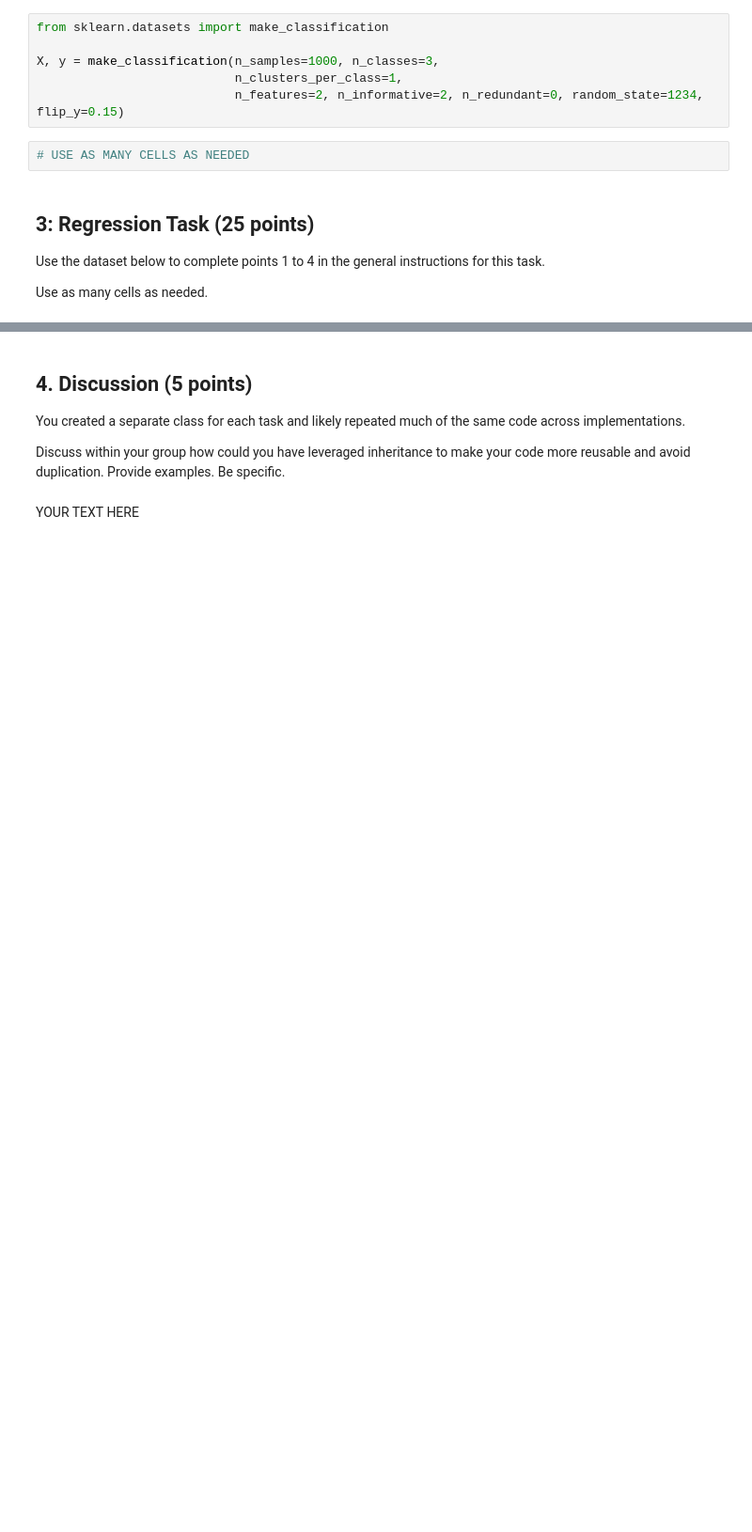
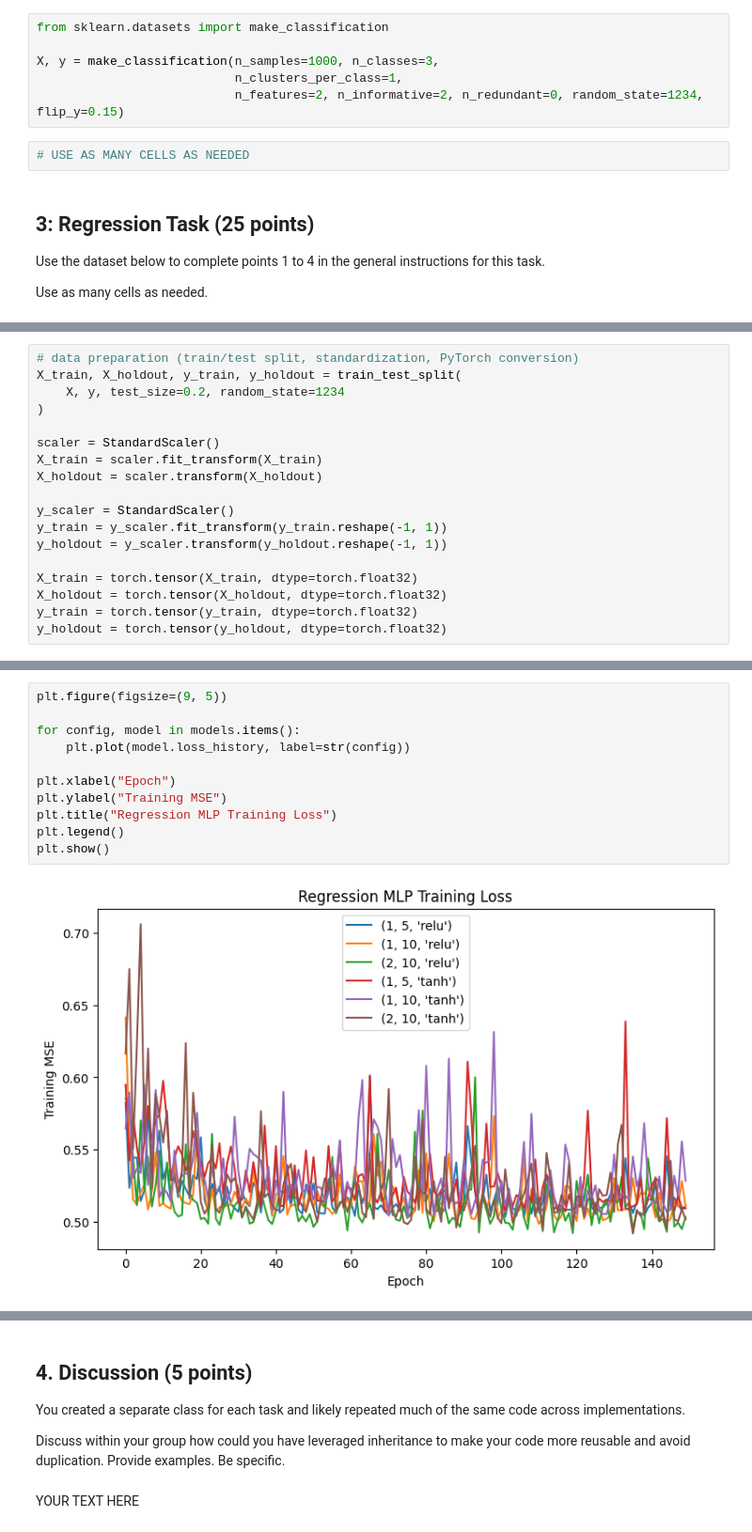
Before and after one commit to laine-goldmacher/ML-Labs, a Jupyter notebook: 04-manual-mlps.ipynb, the cells around one changed output, grey strips where cells are left out. Shown at 94% size. Saved outputs shown, nothing was run; the diff lists cells and outputs as text; blank space fills up the shorter version.

Commit message:
Regression

```diff
--- a/04-manual-mlps.ipynb
+++ b/04-manual-mlps.ipynb
@@ -149,0 +233,18 @@ X, y = make_regression(n_samples=1000, n_features=2, n_informative=2, random_sta
+# %%
+# data preparation (train/test split, standardization, PyTorch conversion)
+X_train, X_holdout, y_train, y_holdout = train_test_split(
+    X, y, test_size=0.2, random_state=1234
+)
+
+scaler = StandardScaler()
+X_train = scaler.fit_transform(X_train)
+X_holdout = scaler.transform(X_holdout)
+
+y_scaler = StandardScaler()
+y_train = y_scaler.fit_transform(y_train.reshape(-1, 1))
+y_holdout = y_scaler.transform(y_holdout.reshape(-1, 1))
+
+X_train = torch.tensor(X_train, dtype=torch.float32)
+X_holdout = torch.tensor(X_holdout, dtype=torch.float32)
+y_train = torch.tensor(y_train, dtype=torch.float32)
+y_holdout = torch.tensor(y_holdout, dtype=torch.float32)
@@ -149,0 +303,13 @@ X, y = make_regression(n_samples=1000, n_features=2, n_informative=2, random_sta
+# %%
+plt.figure(figsize=(9, 5))
+
+for config, model in models.items():
+    plt.plot(model.loss_history, label=str(config))
+
+plt.xlabel("Epoch")
+plt.ylabel("Training MSE")
+plt.title("Regression MLP Training Loss")
+plt.legend()
+plt.show()
+# %% [output]
+[figure, added]
```
Also changed, not shown: parts of 6 cells of this notebook.
